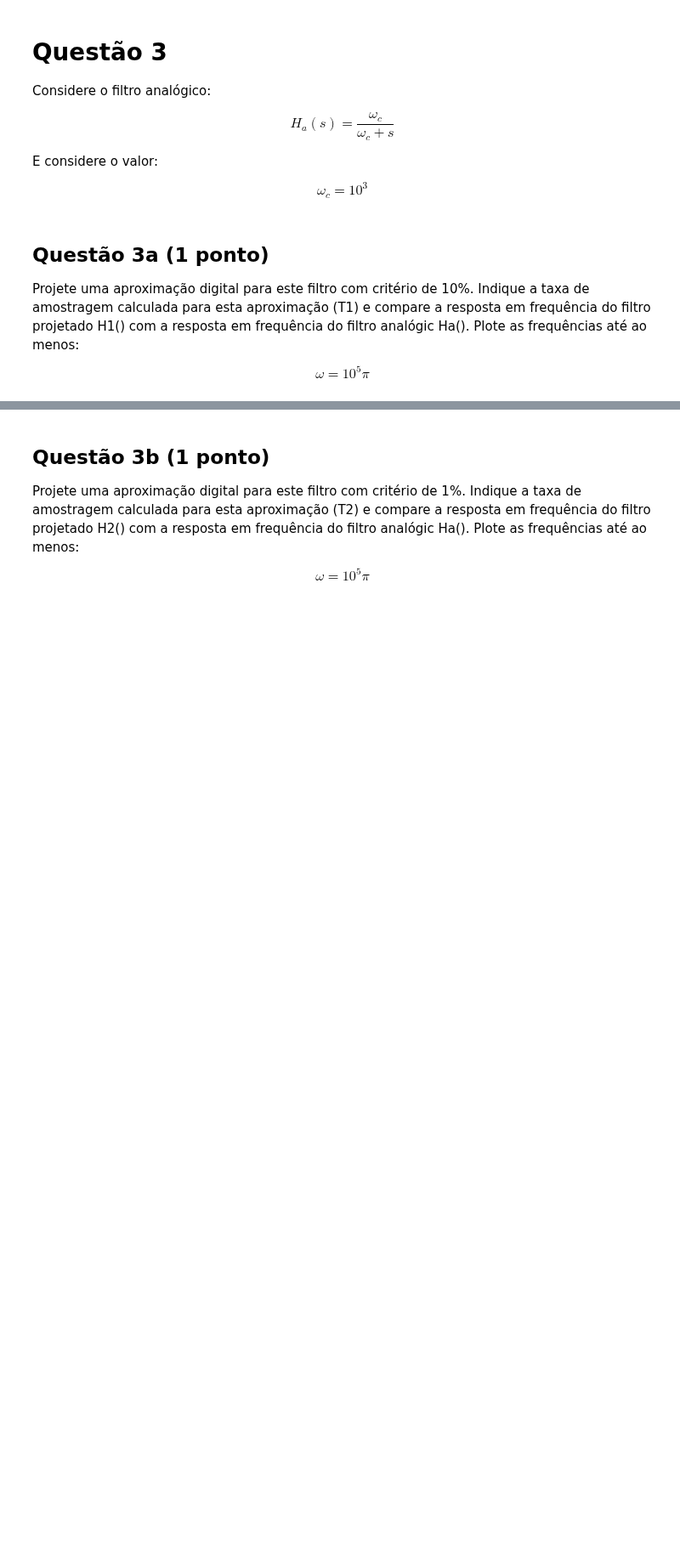
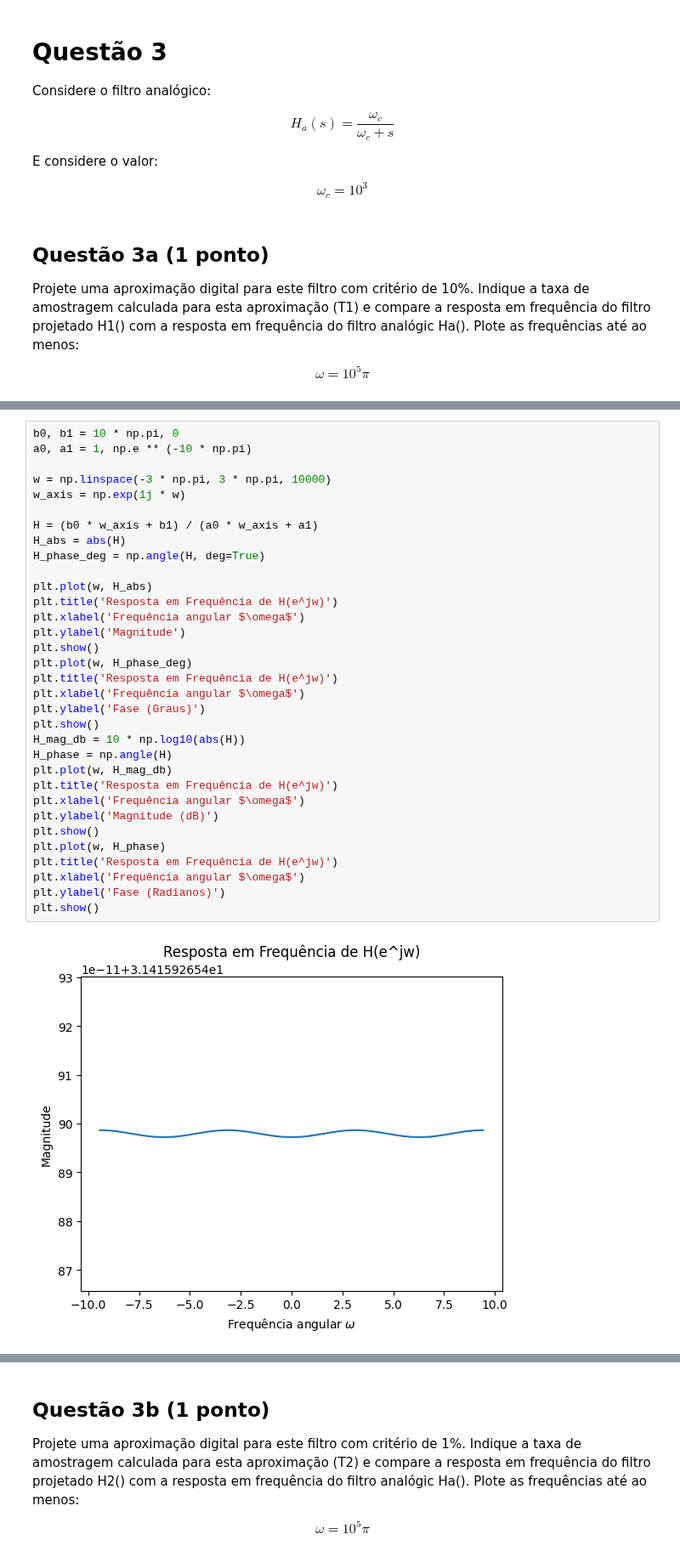
Before and after one commit to akaTsunemori/signal-processing-studies, a Jupyter notebook: projeto-2/projeto2.ipynb, the cells around one changed output, grey strips where cells are left out. Shown at 85% size. Cells and saved outputs as stored; diff of their text form; blank space fills up the shorter version.

```diff
--- a/projeto-2/projeto2.ipynb
+++ b/projeto-2/projeto2.ipynb
@@ -193,0 +224,35 @@ $$ \omega = 10^5 \pi $$
+# %%
+b0, b1 = 10 * np.pi, 0
+a0, a1 = 1, np.e ** (-10 * np.pi)
+
+w = np.linspace(-3 * np.pi, 3 * np.pi, 10000)
+w_axis = np.exp(1j * w)
+
+H = (b0 * w_axis + b1) / (a0 * w_axis + a1)
+H_abs = abs(H)
+H_phase_deg = np.angle(H, deg=True)
+
+plt.plot(w, H_abs)
+plt.title('Resposta em Frequência de H(e^jw)')
+plt.xlabel('Frequência angular $\omega$')
+plt.ylabel('Magnitude')
+plt.show()
+plt.plot(w, H_phase_deg)
+plt.title('Resposta em Frequência de H(e^jw)')
+plt.xlabel('Frequência angular $\omega$')
+plt.ylabel('Fase (Graus)')
+plt.show()
+H_mag_db = 10 * np.log10(abs(H))
+H_phase = np.angle(H)
+plt.plot(w, H_mag_db)
+plt.title('Resposta em Frequência de H(e^jw)')
+plt.xlabel('Frequência angular $\omega$')
+plt.ylabel('Magnitude (dB)')
+plt.show()
+plt.plot(w, H_phase)
+plt.title('Resposta em Frequência de H(e^jw)')
+plt.xlabel('Frequência angular $\omega$')
+plt.ylabel('Fase (Radianos)')
+plt.show()
+# %% [output]
+[figure, added]
```
Also changed, not shown: parts of 3 cells of this notebook.
